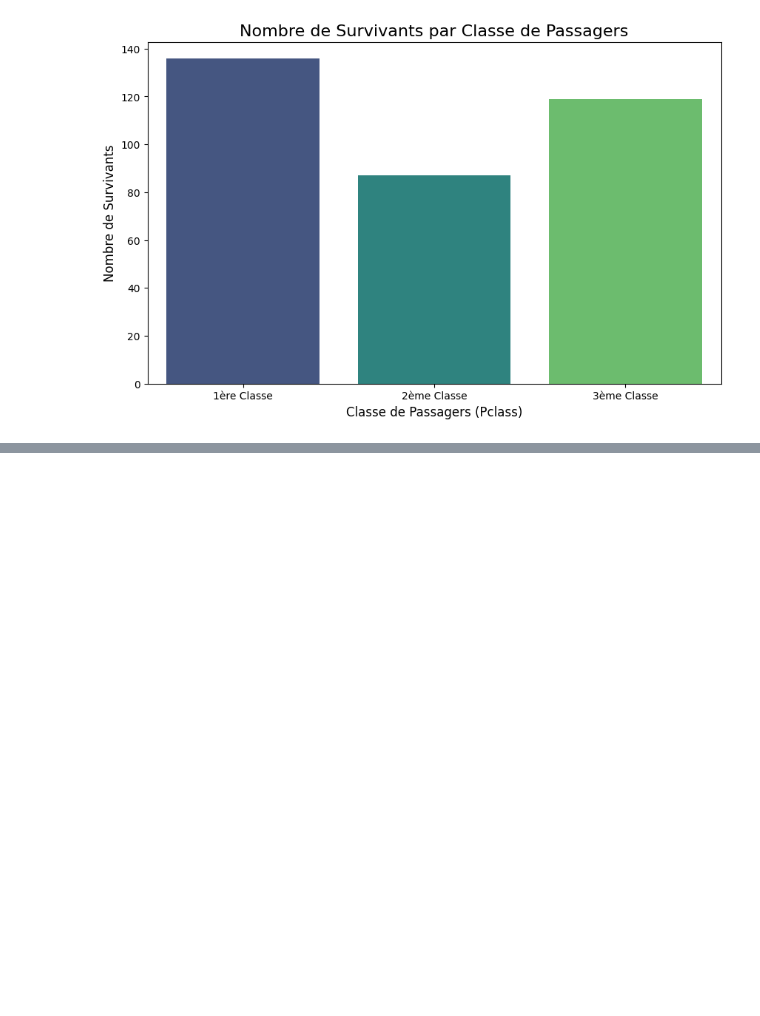
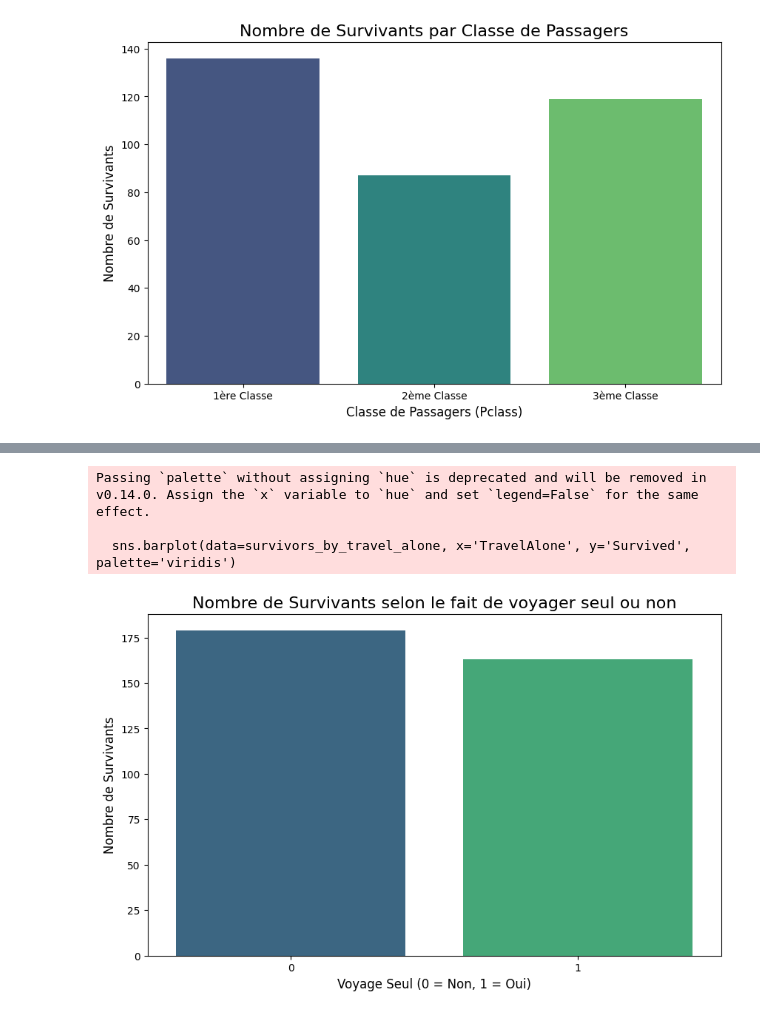
Before and after one commit to gaesty/MachineLearning, a Jupyter notebook: titanic.ipynb, the cells around one changed output, grey strips where cells are left out. Saved outputs shown, nothing was run; the diff lists cells and outputs as text; code cells hidden in the pictures; blank space fills up the shorter version.

```diff
--- a/titanic.ipynb
+++ b/titanic.ipynb
@@ -305,0 +326,22 @@ Passing `palette` without assigning `hue` is deprecated and will be removed in v
+# %%
+# Calculer le nombre de survivants en fonction de la variable TravelAlone
+survivors_by_travel_alone = df.groupby('TravelAlone')['Survived'].sum().reset_index()
+
+# Créer une figure
+plt.figure(figsize=(10, 6))
+
+# Tracer un graphique à barres du nombre de survivants selon TravelAlone
+sns.barplot(data=survivors_by_travel_alone, x='TravelAlone', y='Survived', palette='viridis')
+
+# Ajouter les détails du graphique
+plt.title('Nombre de Survivants selon le fait de voyager seul ou non', fontsize=16)
+plt.xlabel('Voyage Seul (0 = Non, 1 = Oui)', fontsize=12)
+plt.ylabel('Nombre de Survivants', fontsize=12)
+
+# Afficher le graphique
+plt.show()
+# %% [output]
+Passing `palette` without assigning `hue` is deprecated and will be removed in v0.14.0. Assign the `x` variable to `hue` and set `legend=False` for the same effect.
+
+  sns.barplot(data=survivors_by_travel_alone, x='TravelAlone', y='Survived', palette='viridis')
+[figure, added]
```
Also changed, not shown: parts of 2 cells of this notebook.
